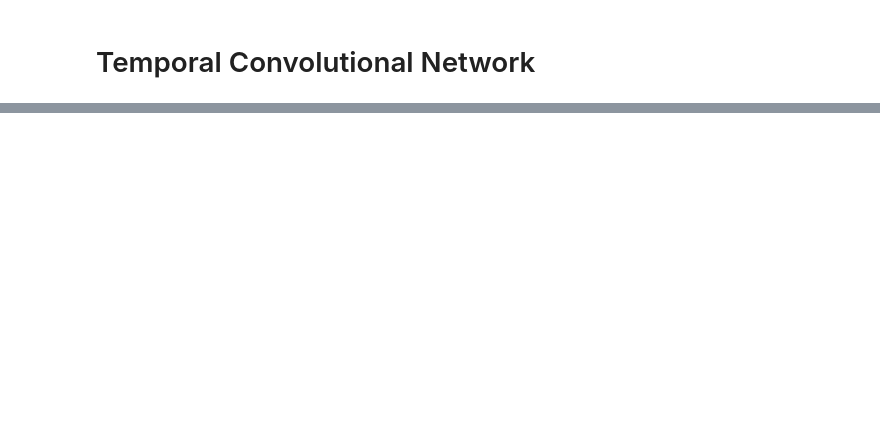
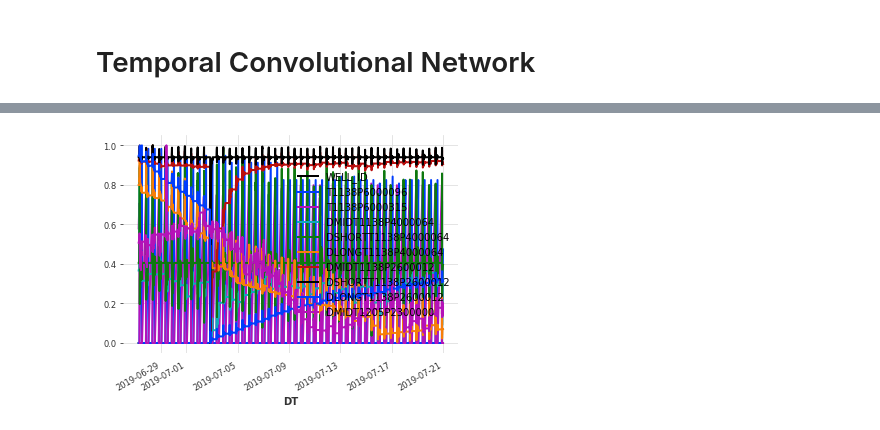
Before and after one commit to ksetdekov/ts_transformers, a Jupyter notebook: tcn.ipynb, the cells around one changed output, grey strips where cells are left out. Cells and saved outputs as stored; diff of their text form; code cells hidden in the pictures; blank space fills up the shorter version.

```diff
--- a/tcn.ipynb
+++ b/tcn.ipynb
@@ -38,0 +70,2 @@ train_month, val_month = month_series.split_after(pd.Timestamp('19580801'))
+# %%
+only_1_bad = training[training['WELL_ID'] == 226003316].copy()
@@ -38,0 +89,7 @@ train_month, val_month = month_series.split_after(pd.Timestamp('19580801'))
+# %%
+only_1_bad['DT'] = pd.to_datetime(only_1_bad['DT'] )
+
+print(only_1_bad.DT.min()-
+      only_1_bad.DT.max())
+
+only_1_bad.DT.min() + (only_1_bad.DT.max() - only_1_bad.DT.min()) * 0.7
@@ -38,0 +99,19 @@ train_month, val_month = month_series.split_after(pd.Timestamp('19580801'))
+# %%
+series = TimeSeries.from_dataframe(only_1_bad, 'DT', fill_missing_dates=True, freq=None)
+# %%
+scaler = Scaler()
+ts = scaler.fit_transform(series)  # scale the whole time series not caring about train/val split...
+target = ts['DSHORTT1138P2300058']
+# Create training and validation sets:
+train, val = target.split_after(pd.Timestamp('2019-07-21 00:00:00'))
+
+covariates = ts[['WELL_ID', 'T1138P6000096', 'T1138P6000315', 'DMIDT1138P4000064',
+       'DSHORTT1138P4000064', 'DLONGT1138P4000064', 'DMIDT1138P2600012',
+       'DSHORTT1138P2600012', 'DLONGT1138P2600012', 'DMIDT1205P2300000',
+       'DSHORTT1205P2300000', 'DLONGT1205P2300000', 'T1205P2300000',
+       'T1138P4000064', 'T1138P2600012', 'T1138P600050', 'T1013P500399']]
+
+train_cov, val_cov = covariates.split_after(pd.Timestamp('2019-07-21 00:00:00'))
+# %%
+train_cov.plot()
+# %% [output]
@@ -38,0 +119 @@ train_month, val_month = month_series.split_after(pd.Timestamp('19580801'))
+[figure, added]
```
Also changed, not shown: parts of 43 cells of this notebook.
